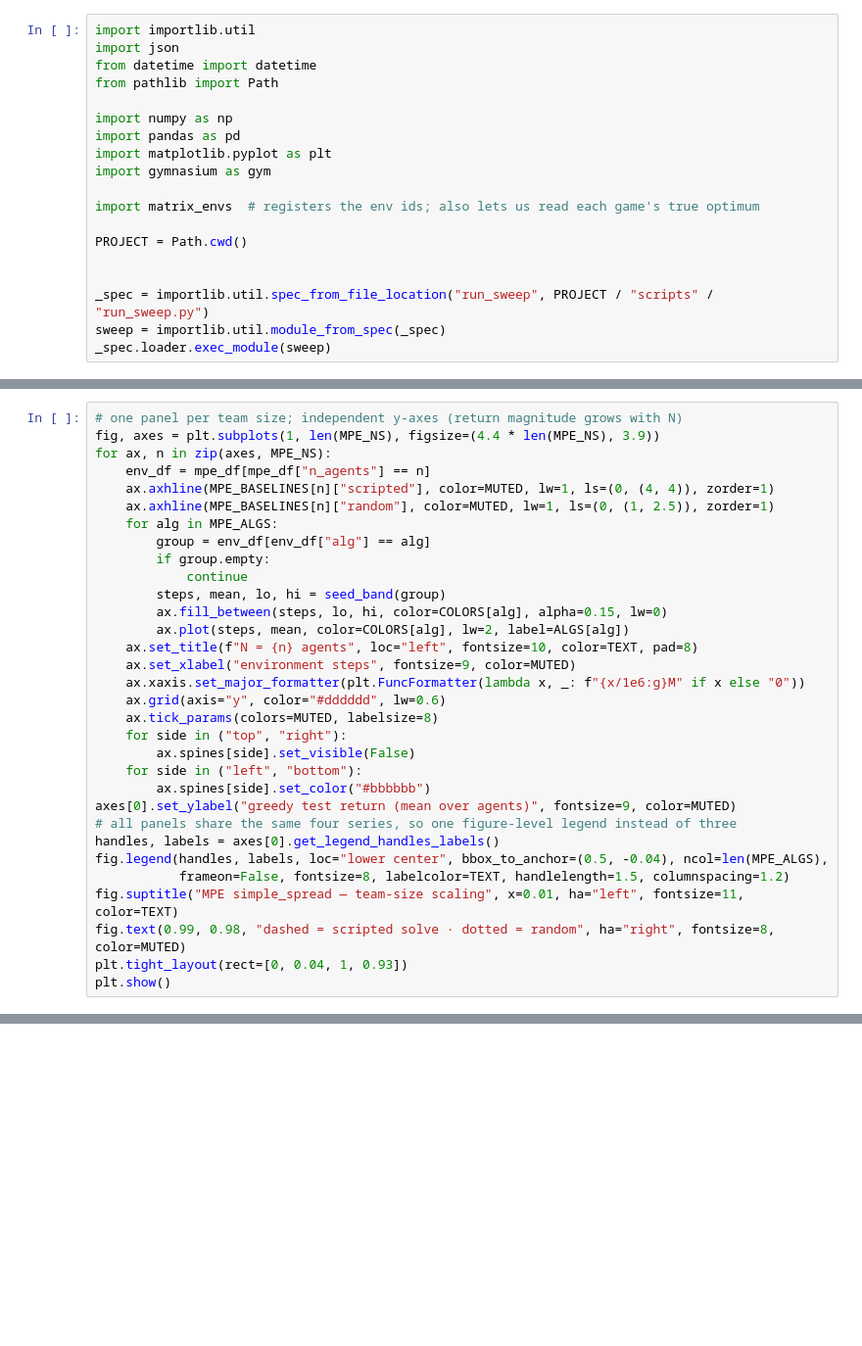
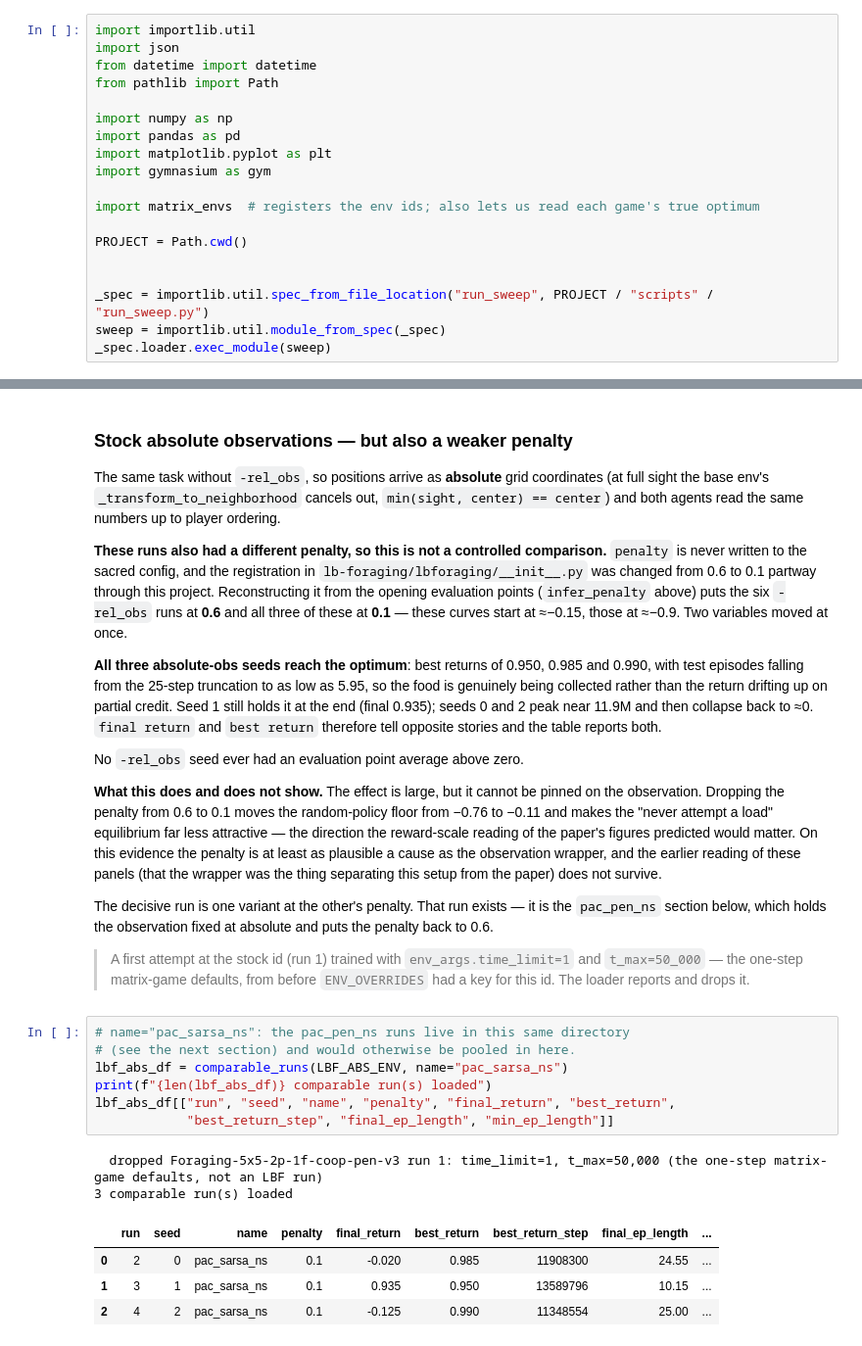
Before and after one commit to ianbryant2/ConVec, a Jupyter notebook: games_sweep.ipynb, the cells around one changed output, grey strips where cells are left out. Shown at 98% size. Saved outputs shown, nothing was run; the diff lists cells and outputs as text; blank space fills up the shorter version.

```diff
--- a/games_sweep.ipynb
+++ b/games_sweep.ipynb
@@ -346,32 +19,0 @@ pd.DataFrame(MPE_BASELINES).T.rename_axis("n_agents").round(2)
-# %%
-# one panel per team size; independent y-axes (return magnitude grows with N)
-fig, axes = plt.subplots(1, len(MPE_NS), figsize=(4.4 * len(MPE_NS), 3.9))
-for ax, n in zip(axes, MPE_NS):
-    env_df = mpe_df[mpe_df["n_agents"] == n]
-    ax.axhline(MPE_BASELINES[n]["scripted"], color=MUTED, lw=1, ls=(0, (4, 4)), zorder=1)
-    ax.axhline(MPE_BASELINES[n]["random"], color=MUTED, lw=1, ls=(0, (1, 2.5)), zorder=1)
-    for alg in MPE_ALGS:
-        group = env_df[env_df["alg"] == alg]
-        if group.empty:
-            continue
-        steps, mean, lo, hi = seed_band(group)
-        ax.fill_between(steps, lo, hi, color=COLORS[alg], alpha=0.15, lw=0)
-        ax.plot(steps, mean, color=COLORS[alg], lw=2, label=ALGS[alg])
-    ax.set_title(f"N = {n} agents", loc="left", fontsize=10, color=TEXT, pad=8)
-    ax.set_xlabel("environment steps", fontsize=9, color=MUTED)
-    ax.xaxis.set_major_formatter(plt.FuncFormatter(lambda x, _: f"{x/1e6:g}M" if x else "0"))
-    ax.grid(axis="y", color="#dddddd", lw=0.6)
-    ax.tick_params(colors=MUTED, labelsize=8)
-    for side in ("top", "right"):
-        ax.spines[side].set_visible(False)
-    for side in ("left", "bottom"):
-        ax.spines[side].set_color("#bbbbbb")
-axes[0].set_ylabel("greedy test return (mean over agents)", fontsize=9, color=MUTED)
-# all panels share the same four series, so one figure-level legend instead of three
-handles, labels = axes[0].get_legend_handles_labels()
-fig.legend(handles, labels, loc="lower center", bbox_to_anchor=(0.5, -0.04), ncol=len(MPE_ALGS),
-           frameon=False, fontsize=8, labelcolor=TEXT, handlelength=1.5, columnspacing=1.2)
-fig.suptitle("MPE simple_spread — team-size scaling", x=0.01, ha="left", fontsize=11, color=TEXT)
-fig.text(0.99, 0.98, "dashed = scripted solve · dotted = random", ha="right", fontsize=8, color=MUTED)
-plt.tight_layout(rect=[0, 0.04, 1, 0.93])
-plt.show()
@@ -389,0 +274,30 @@ mpe_wall.rename_axis(columns="mean hours/run")
+# %% [markdown]
+### Stock absolute observations — but also a weaker penalty
+
+The same task without `-rel_obs`, so positions arrive as **absolute** grid coordinates (at full sight the base env's `_transform_to_neighborhood` cancels out, `min(sight, center) == center`) and both agents read the same numbers up to player ordering.
+
+**These runs also had a different penalty, so this is not a controlled comparison.** `penalty` is never written to the sacred config, and the registration in `lb-foraging/lbforaging/__init__.py` was changed from 0.6 to 0.1 partway through this project. Reconstructing it from the opening evaluation points (`infer_penalty` above) puts the six `-rel_obs` runs at **0.6** and all three of these at **0.1** — these curves start at ≈−0.15, those at ≈−0.9. Two variables moved at once.
+
+**All three absolute-obs seeds reach the optimum**: best returns of 0.950, 0.985 and 0.990, with test episodes falling from the 25-step truncation to as low as 5.95, so the food is genuinely being collected rather than the return drifting up on partial credit. Seed 1 still holds it at the end (final 0.935); seeds 0 and 2 peak near 11.9M and then collapse back to ≈0. `final return` and `best return` therefore tell opposite stories and the table reports both.
+
+No `-rel_obs` seed ever had an evaluation point average above zero.
+
+**What this does and does not show.** The effect is large, but it cannot be pinned on the observation. Dropping the penalty from 0.6 to 0.1 moves the random-policy floor from −0.76 to −0.11 and makes the "never attempt a load" equilibrium far less attractive — the direction the reward-scale reading of the paper's figures predicted would matter. On this evidence the penalty is at least as plausible a cause as the observation wrapper, and the earlier reading of these panels (that the wrapper was the thing separating this setup from the paper) does not survive.
+
+The decisive run is one variant at the other's penalty. That run exists — it is the `pac_pen_ns` section below, which holds the observation fixed at absolute and puts the penalty back to 0.6.
+
+> A first attempt at the stock id (run 1) trained with `env_args.time_limit=1` and `t_max=50_000` — the one-step matrix-game defaults, from before `ENV_OVERRIDES` had a key for this id. The loader reports and drops it.
+# %%
+# name="pac_sarsa_ns": the pac_pen_ns runs live in this same directory
+# (see the next section) and would otherwise be pooled in here.
+lbf_abs_df = comparable_runs(LBF_ABS_ENV, name="pac_sarsa_ns")
+print(f"{len(lbf_abs_df)} comparable run(s) loaded")
+lbf_abs_df[["run", "seed", "name", "penalty", "final_return", "best_return",
+            "best_return_step", "final_ep_length", "min_ep_length"]]
+# %% [output]
+  dropped Foraging-5x5-2p-1f-coop-pen-v3 run 1: time_limit=1, t_max=50,000 (the one-step matrix-game defaults, not an LBF run)
+3 comparable run(s) loaded
+|  | run | seed | name | penalty | final_return | best_return | best_return_step | final_ep_length | ... |
+| 0 | 2 | 0 | pac_sarsa_ns | 0.1 | -0.020 | 0.985 | 11908300 | 24.55 | ... |
+| 1 | 3 | 1 | pac_sarsa_ns | 0.1 | 0.935 | 0.950 | 13589796 | 10.15 | ... |
+| 2 | 4 | 2 | pac_sarsa_ns | 0.1 | -0.125 | 0.990 | 11348554 | 25.00 | ... |
```
Also changed, not shown: parts of 26 cells of this notebook, 1 other file.
